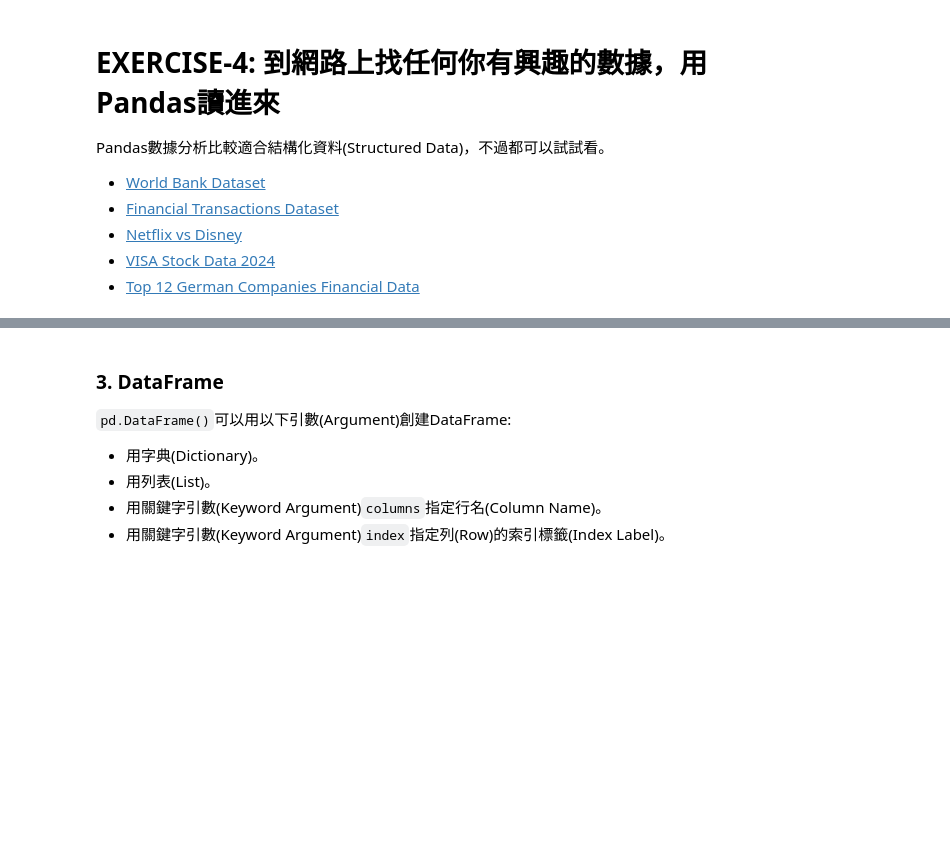
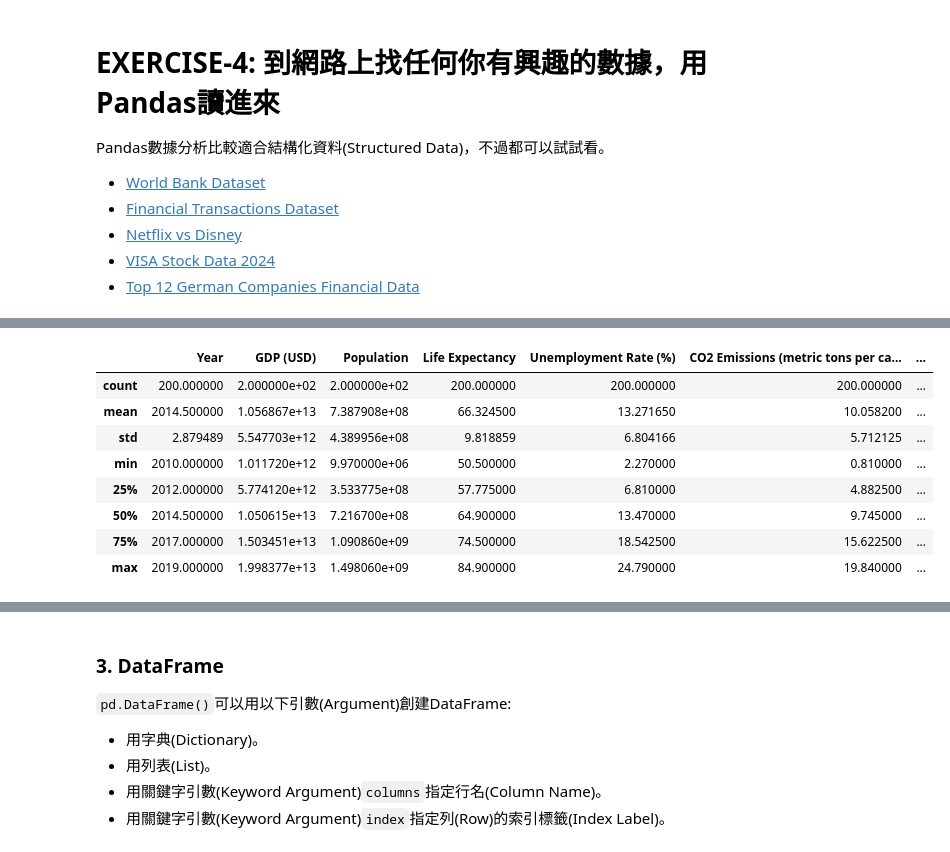
Before and after one commit to yungshun317/pd-algo-trading, a Jupyter notebook: data_analysis.ipynb, the cells around one changed output, grey strips where cells are left out. Cells and saved outputs as stored; diff of their text form; code cells hidden in the pictures; blank space fills up the shorter version.

```diff
--- a/data_analysis.ipynb
+++ b/data_analysis.ipynb
@@ -570,0 +597,12 @@ Pandas數據分析比較適合結構化資料(Structured Data)，不過都可以
+# %%
+world_bank_df.describe()
+# %% [output]
+|  | Year | GDP (USD) | Population | Life Expectancy | Unemployment Rate (%) | CO2 Emissions (metric tons per ca... | ... |
+| count | 200.000000 | 2.000000e+02 | 2.000000e+02 | 200.000000 | 200.000000 | 200.000000 | ... |
+| mean | 2014.500000 | 1.056867e+13 | 7.387908e+08 | 66.324500 | 13.271650 | 10.058200 | ... |
+| std | 2.879489 | 5.547703e+12 | 4.389956e+08 | 9.818859 | 6.804166 | 5.712125 | ... |
+| min | 2010.000000 | 1.011720e+12 | 9.970000e+06 | 50.500000 | 2.270000 | 0.810000 | ... |
+| 25% | 2012.000000 | 5.774120e+12 | 3.533775e+08 | 57.775000 | 6.810000 | 4.882500 | ... |
+| 50% | 2014.500000 | 1.050615e+13 | 7.216700e+08 | 64.900000 | 13.470000 | 9.745000 | ... |
+| 75% | 2017.000000 | 1.503451e+13 | 1.090860e+09 | 74.500000 | 18.542500 | 15.622500 | ... |
+| max | 2019.000000 | 1.998377e+13 | 1.498060e+09 | 84.900000 | 24.790000 | 19.840000 | ... |
```
Also changed, not shown: parts of 9 cells of this notebook, 3 other files.
